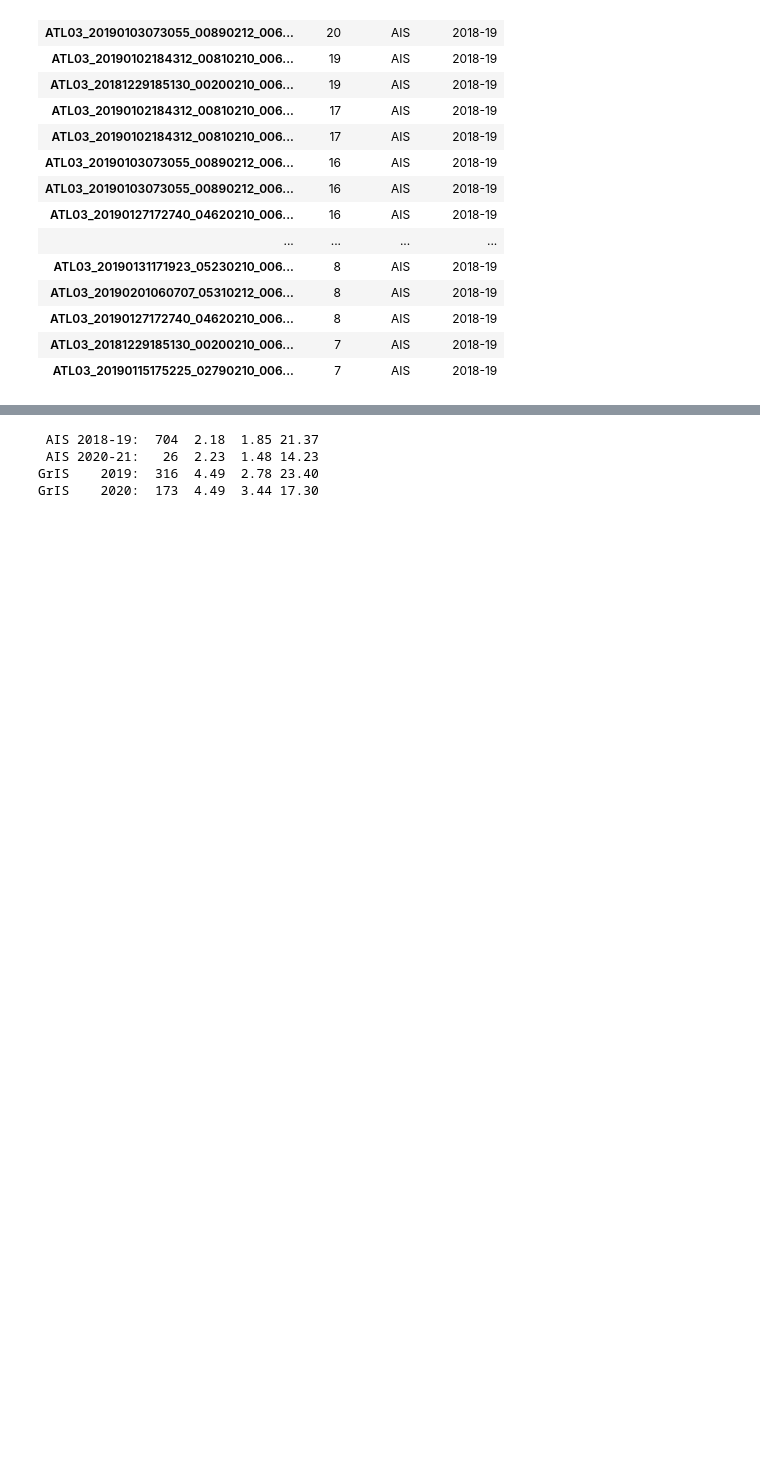
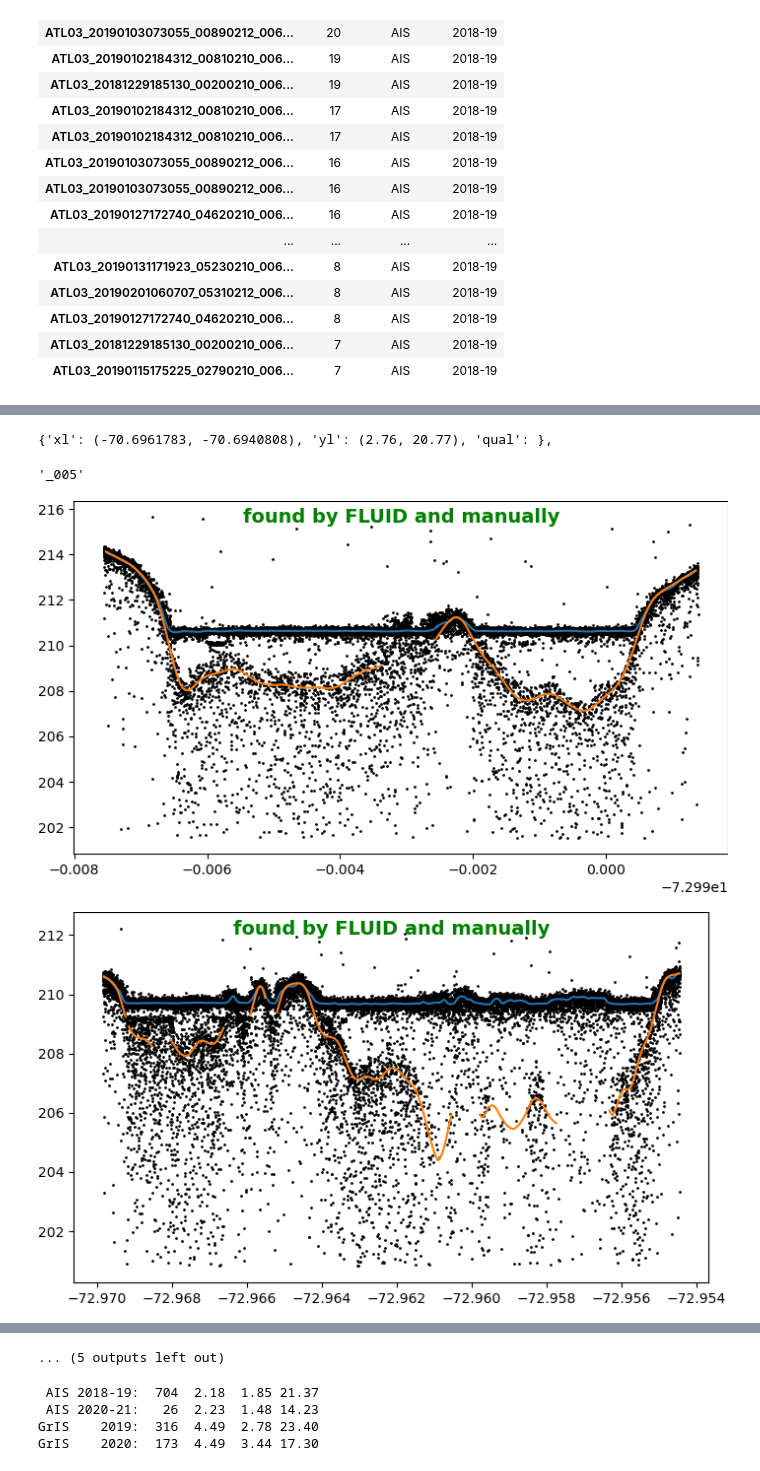
Before and after one commit to fliphilipp/icelakes-methods, a Jupyter notebook: 07-validation.ipynb, the cells around one changed output, grey strips where cells are left out. Cells and saved outputs as stored; diff of their text form; code cells hidden in the pictures; blank space fills up the shorter version.

```diff
--- a/07-validation.ipynb
+++ b/07-validation.ipynb
@@ -95,0 +146,4 @@ Name: granule_id, Length: 1248, dtype: object
+# %%
+print("{'xl': (%.7f, %.7f), 'yl': (%.2f, %.2f), 'qual': }," % tuple(list(ax.get_xlim()) + list(ax.get_ylim())))
+# %% [output]
+{'xl': (-70.6961783, -70.6940808), 'yl': (2.76, 20.77), 'qual': },
@@ -95,0 +184,47 @@ Name: granule_id, Length: 1248, dtype: object
+# %%
+'_%03d' % 5
+# %% [output]
+'_005'
+# %%
+lakes_overlap = []
+counter = 0
+trackid = 'ATL03_20190102184312_00810210_006_02_gt2l'
+for l in locs:
+    if l['qual'] > 0:
+        fig,ax = plt.subplots(figsize=[7,4])
+        df = df03[(df03.lat > l['xl'][0]) & (df03.lat < l['xl'][1]) & (df03.h > l['yl'][0]) & (df03.h < l['yl'][1])]
+        dfdp = dfd[(dfd.lat > l['xl'][0]) & (dfd.lat < l['xl'][1])].copy()
+        dfdp.loc[dfdp.conf < 0.3, 'h_fit_bed'] = np.nan
+        ax.scatter(df.lat, df.h, s=1, c='k')
+        ax.plot(dfdp.lat, dfdp.h_fit_surf, color='C0')
+        ax.plot(dfdp.lat, dfdp.h_fit_bed, color='C1')
+
+        if len(dfdp) > 0:
+            lakes_overlap += list(np.unique(dfdp.lakeid))
+            ax.text(0.5, 0.98, 'found by FLUID and manually', transform=ax.transAxes, fontsize=14, color='g', ha='center', va='top', fontweight='bold')
+        else:
+            ax.text(0.5, 0.98, 'found manually but not by FLUID', transform=ax.transAxes, fontsize=14, color='r', ha='center', va='top', fontweight='bold')
+
+        fig.tight_layout(pad=0)
+        counter += 1
+        fig.savefig('zzz_evalplots/' + trackid + '_%03d.jpg' % counter, dpi=300)
+
+for i in np.unique(dfd.lakeid):
+    if i not in lakes_overlap:
+        dfdp = dfd[dfd.lakeid == i].copy()
+        dfdp.loc[dfdp.conf < 0.3, 'h_fit_bed'] = np.nan
+        hrange = dfdp.h_fit_surf.max() - dfdp.h_fit_bed.min()
+        hmin = dfdp.h_fit_bed.min() - hrange
+        hmax = dfdp.h_fit_bed.max() + hrange
+        df = df03[(df03.lat > dfdp.lat.min()) & (df03.lat < dfdp.lat.max()) & (df03.h > hmin) & (df03.h < hmax)]
+        fig,ax = plt.subplots(figsize=[7,4])
+        ax.scatter(df.lat, df.h, s=1, c='k')
+        ax.plot(dfdp.lat, dfdp.h_fit_surf, color='C0')
+        ax.plot(dfdp.lat, dfdp.h_fit_bed, color='C1')
+        ax.text(0.5, 0.98, 'found by FLUID but not manually', transform=ax.transAxes, fontsize=14, color='b', ha='center', va='top', fontweight='bold')
+        fig.tight_layout(pad=0)
+        counter += 1
+        fig.savefig('zzz_evalplots/' + trackid + '_%03d.jpg' % counter, dpi=300)
+# %% [output]
+[figure, added]
+[figure, added]
@@ -96,3 +241,4 @@ Name: granule_id, Length: 1248, dtype: object
+... (5 outputs left out)
 # %%
 # df_lakes = df.copy()
 # maxdepths = []
```
Also changed, not shown: parts of 11 cells of this notebook, 7 other files.
